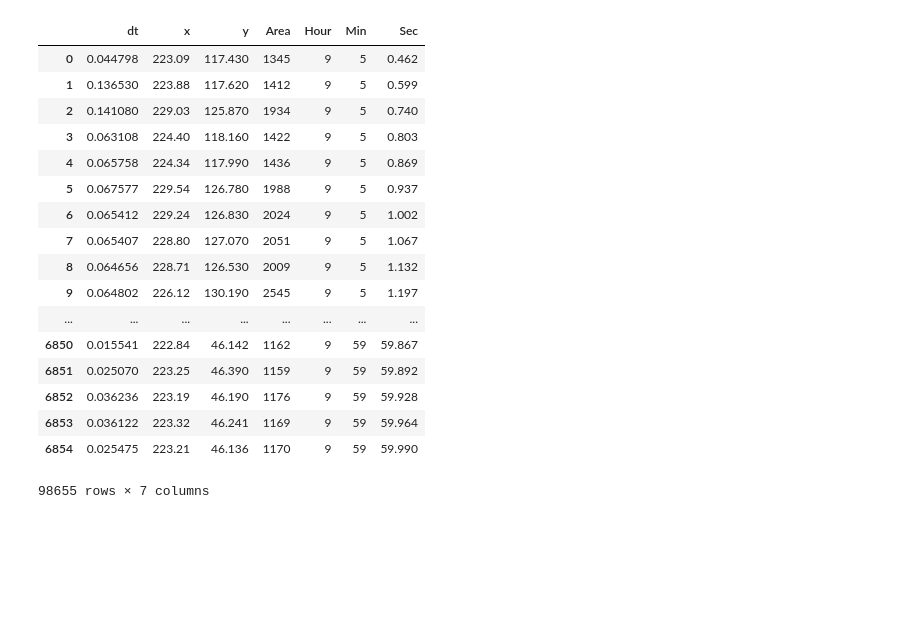
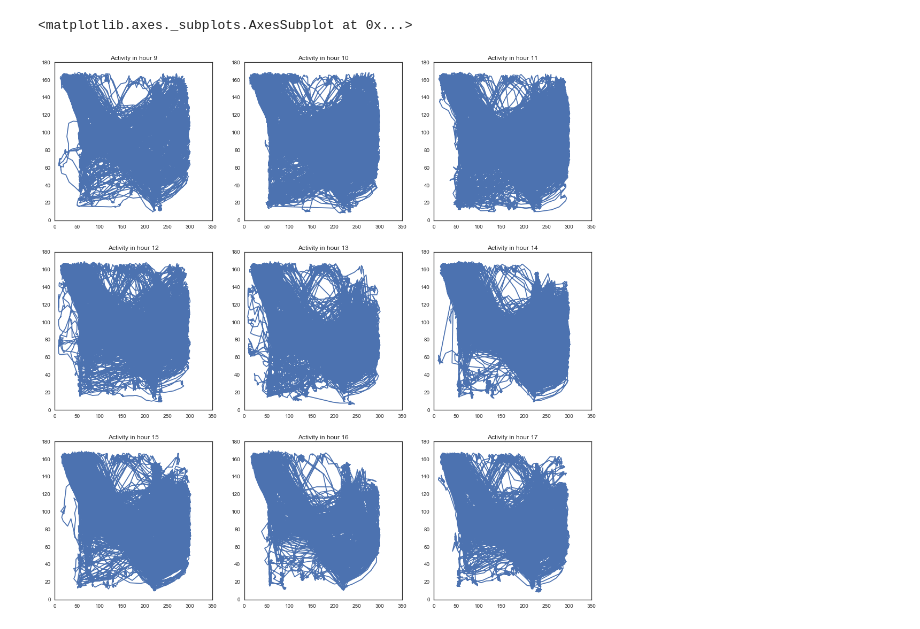
Before and after one commit to lmn93beo/Finch_Movement, a Jupyter notebook: Finch_Movement.ipynb, the cells around one changed output. Drawn from its saved outputs; the diff is of its cells as text; code cells hidden in the pictures; blank space fills up the shorter version.

Commit message:
Added visualization of hourly activity

```diff
--- a/Finch_Movement.ipynb
+++ b/Finch_Movement.ipynb
@@ -9,4 +11,4 @@ import os
 # %%
 directory = '2CW100/0925/C2CW100_25-Sep-2016 09_22_05.csv'
-col_names = ['dt', 'x', 'y', 'Area', 'Hour', 'Min', 'Sec']
+col_names = ['Interval', 'x', 'y', 'Area', 'Hour', 'Min', 'Sec']
 df = pd.read_csv(directory, header=None, names=col_names)
@@ -18,10 +15,14 @@ plt.plot(df['x'], df['y'])
 # %%
-directory = '2CW100/0925/'
-files = os.listdir(directory)
-frames = []
-for filename in files:
-    path = directory + filename
-    frames.append(pd.read_csv(path, header=None, names=col_names))
+def get_day_frame(directory):
+    """
+    Returns the day frame for all files in the directory
+    """
+    files = os.listdir(directory)
+    frames = []
+    for filename in files:
+        path = directory + filename
+        frames.append(pd.read_csv(path, header=None, names=col_names))
 
-# Concatenate readings from all files
-day_frame = pd.concat(frames)
+    # Concatenate readings from all files
+    day_frame = pd.concat(frames)
+    return day_frame
@@ -51,21 +29,10 @@ sub9[10000:11000]
-# %%
-sub9
-# %% [output]
-|  | dt | x | y | Area | Hour | Min | Sec |
-| 0 | 0.044798 | 223.09 | 117.430 | 1345 | 9 | 5 | 0.462 |
-| 1 | 0.136530 | 223.88 | 117.620 | 1412 | 9 | 5 | 0.599 |
-| 2 | 0.141080 | 229.03 | 125.870 | 1934 | 9 | 5 | 0.740 |
-| 3 | 0.063108 | 224.40 | 118.160 | 1422 | 9 | 5 | 0.803 |
-| 4 | 0.065758 | 224.34 | 117.990 | 1436 | 9 | 5 | 0.869 |
-| 5 | 0.067577 | 229.54 | 126.780 | 1988 | 9 | 5 | 0.937 |
-| 6 | 0.065412 | 229.24 | 126.830 | 2024 | 9 | 5 | 1.002 |
-| 7 | 0.065407 | 228.80 | 127.070 | 2051 | 9 | 5 | 1.067 |
-| 8 | 0.064656 | 228.71 | 126.530 | 2009 | 9 | 5 | 1.132 |
-| 9 | 0.064802 | 226.12 | 130.190 | 2545 | 9 | 5 | 1.197 |
-| ... | ... | ... | ... | ... | ... | ... | ... |
-| 6850 | 0.015541 | 222.84 | 46.142 | 1162 | 9 | 59 | 59.867 |
-| 6851 | 0.025070 | 223.25 | 46.390 | 1159 | 9 | 59 | 59.892 |
-| 6852 | 0.036236 | 223.19 | 46.190 | 1176 | 9 | 59 | 59.928 |
-| 6853 | 0.036122 | 223.32 | 46.241 | 1169 | 9 | 59 | 59.964 |
-| 6854 | 0.025475 | 223.21 | 46.136 | 1170 | 9 | 59 | 59.990 |
-98655 rows × 7 columns
+# %%
+day_frame_0925 = get_day_frame('2CW100/0925/')
+day_frame_0925 = day_frame_0925.reset_index()
+# %%
+# Drop rows with (0,0) coordinates
+frame_0925_nozeros = day_frame_0925[(day_frame_0925['x'] != 0) & (day_frame_0925['y'] != 0)]
+# %%
+ax[(0,0)]
+# %% [output]
+<matplotlib.axes._subplots.AxesSubplot at 0x...>
@@ -71,0 +48,13 @@ sub9
+# %%
+fig, ax = plt.subplots(3, 3, figsize=(18,18))
+ax_pos = [(x,y) for x in range(3) for y in range(3)] # list all positions on the grid
+
+hour = 9
+for coord in ax_pos:
+    hour_frame = frame_0925_nozeros[frame_0925_nozeros['Hour'] == hour]
+    ax[coord].plot(hour_frame['x'], hour_frame['y'])
+    ax[coord].set_title('Activity in hour ' + str(hour))
+
+    hour += 1
+# %% [output]
+[figure, added]
```
Also changed, not shown: parts of 5 cells of this notebook.
